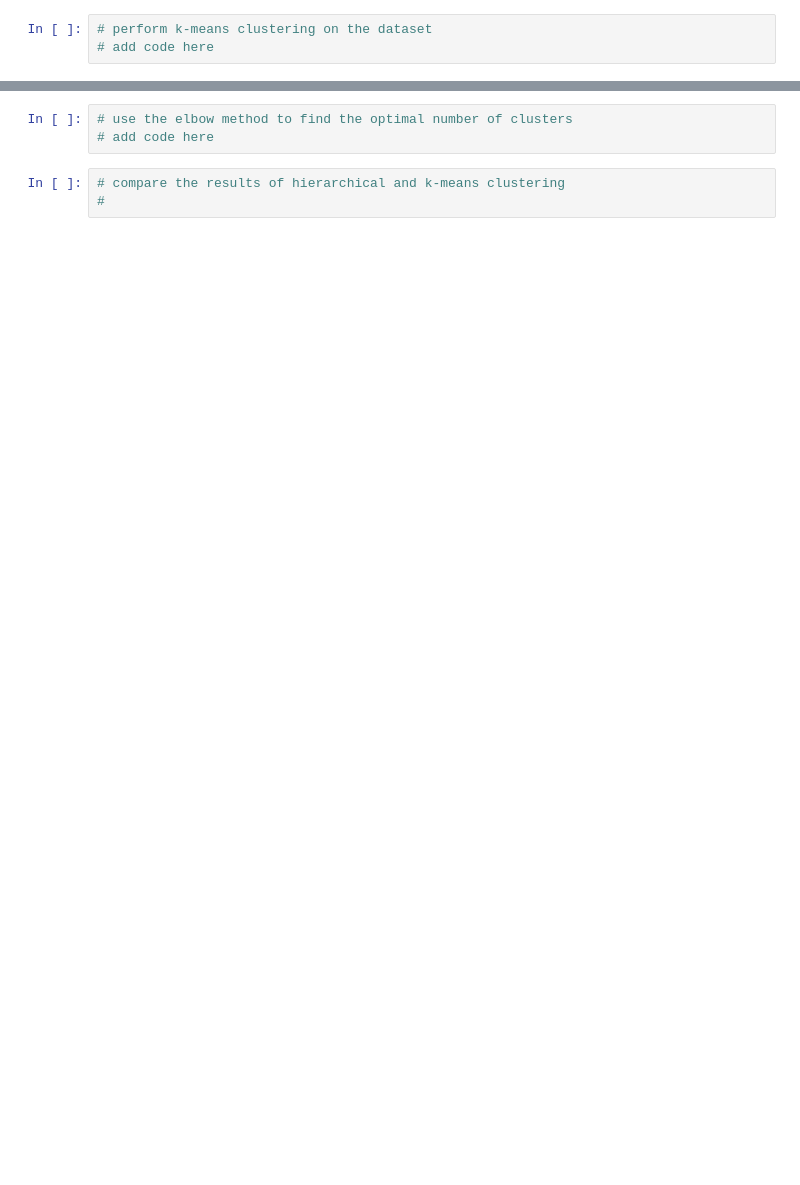
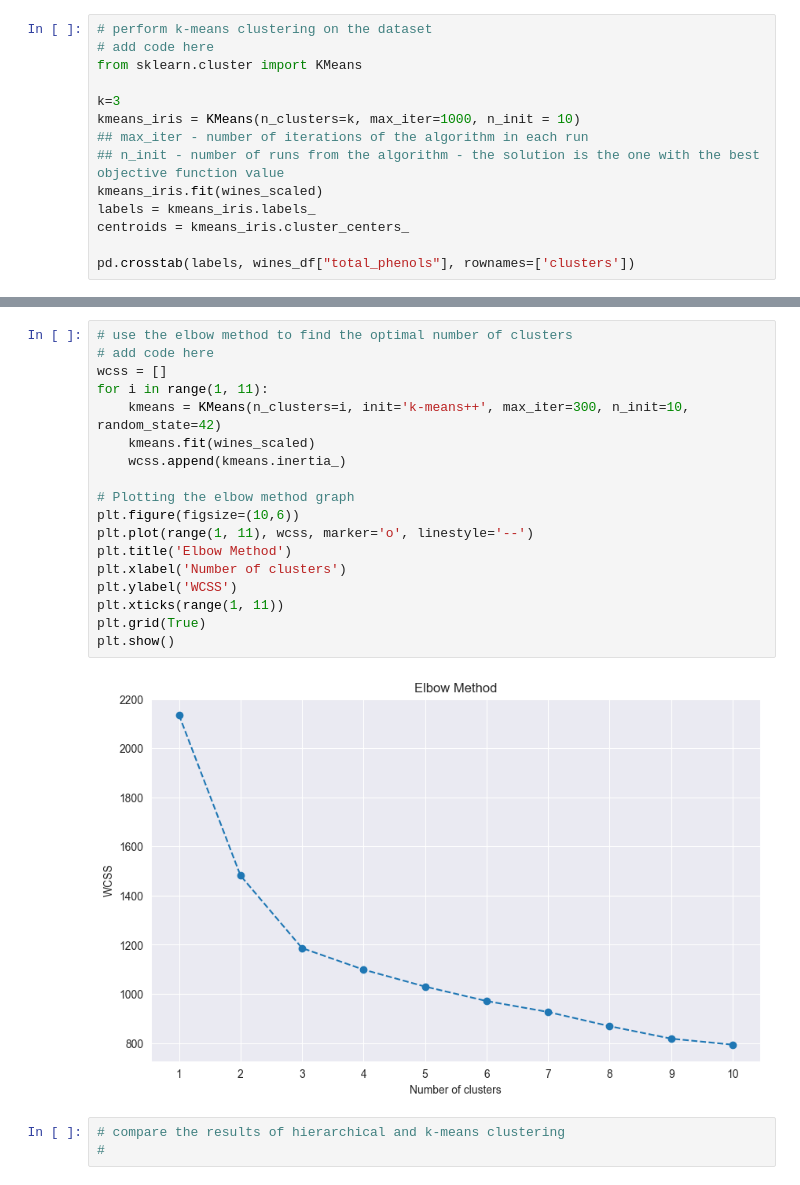
Before and after one commit to makee5/ML_ADS, a Jupyter notebook: notebooks/session5/exercises.ipynb, the cells around one changed output, grey strips where cells are left out. Saved outputs shown, nothing was run; the diff lists cells and outputs as text; blank space fills up the shorter version.

```diff
--- a/notebooks/session5/exercises.ipynb
+++ b/notebooks/session5/exercises.ipynb
@@ -25,3 +193,14 @@
 # %%
 # perform k-means clustering on the dataset
 # add code here
+from sklearn.cluster import KMeans
+
+k=3
+kmeans_iris = KMeans(n_clusters=k, max_iter=1000, n_init = 10)
+## max_iter - number of iterations of the algorithm in each run
+## n_init - number of runs from the algorithm - the solution is the one with the best objective function value
+kmeans_iris.fit(wines_scaled)
+labels = kmeans_iris.labels_
+centroids = kmeans_iris.cluster_centers_
+
+pd.crosstab(labels, wines_df["total_phenols"], rownames=['clusters'])
@@ -28,6 +214,23 @@
 # %%
 # use the elbow method to find the optimal number of clusters
 # add code here
+wcss = []
+for i in range(1, 11):
+    kmeans = KMeans(n_clusters=i, init='k-means++', max_iter=300, n_init=10, random_state=42)
+    kmeans.fit(wines_scaled)
+    wcss.append(kmeans.inertia_)
+
+# Plotting the elbow method graph
+plt.figure(figsize=(10,6))
+plt.plot(range(1, 11), wcss, marker='o', linestyle='--')
+plt.title('Elbow Method')
+plt.xlabel('Number of clusters')
+plt.ylabel('WCSS')
+plt.xticks(range(1, 11))
+plt.grid(True)
+plt.show()
+# %% [output]
+[figure, added]
 # %%
 # compare the results of hierarchical and k-means clustering
 #
```
Also changed, not shown: parts of 9 cells of this notebook, 5 other files.
